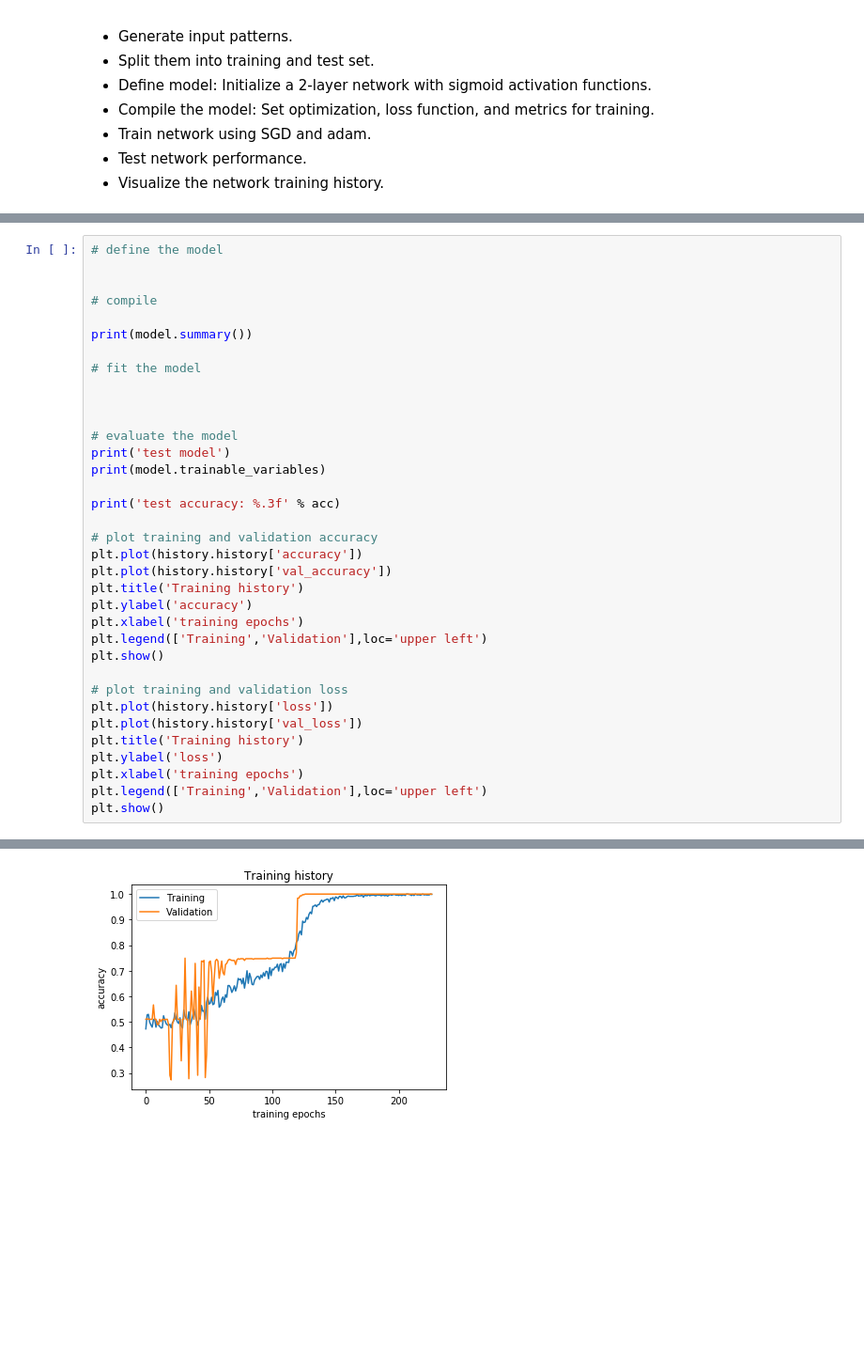
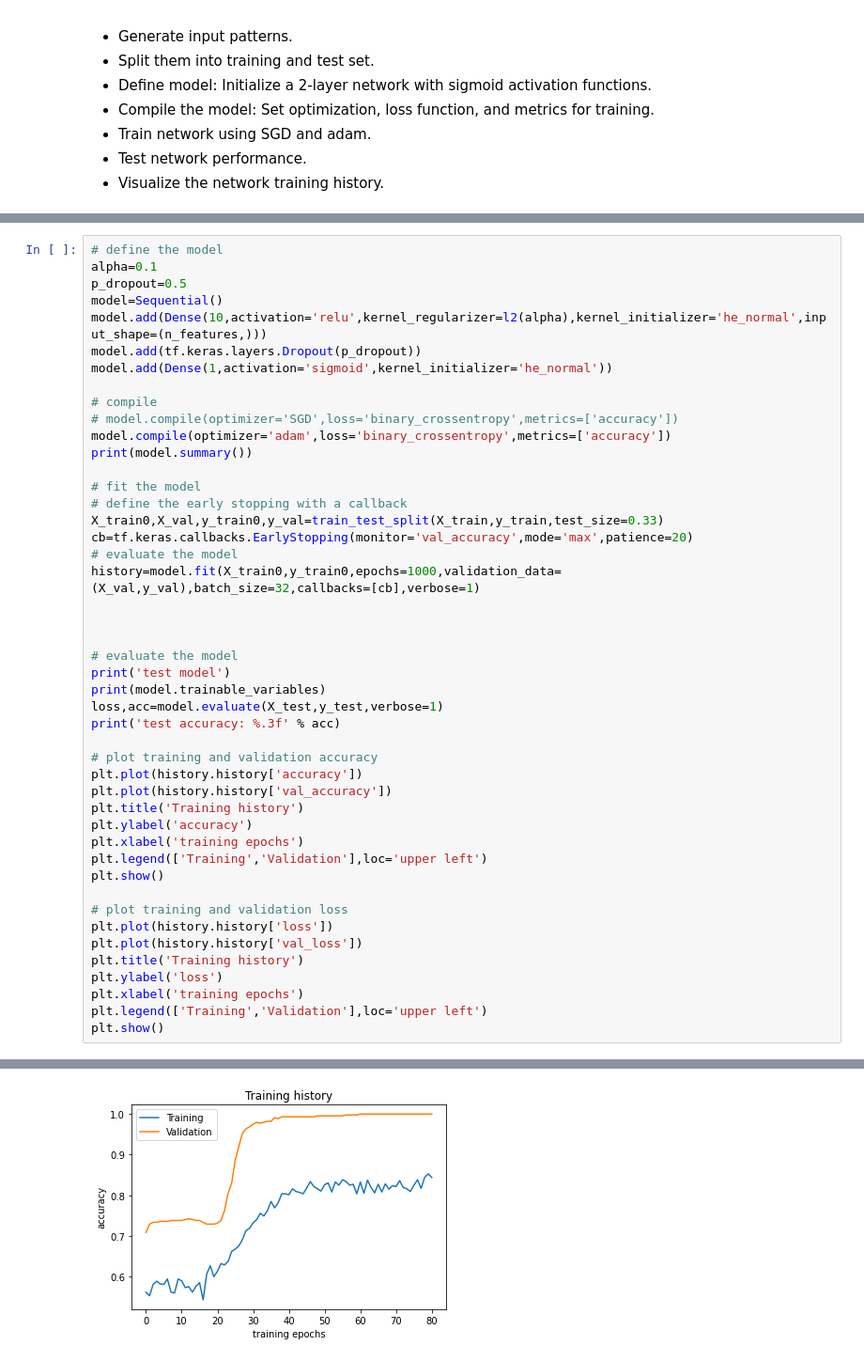
Before and after one commit to jsearcy1/AppliedMathNotebooks, a Jupyter notebook: MATH410/MATH410_tf_XOR_2L_perceptron0.ipynb, the cells around one changed output, grey strips where cells are left out. Shown at 94% size. Drawn from its saved outputs; the diff is of its cells as text; blank space fills up the shorter version.

```diff
--- a/MATH410/MATH410_tf_XOR_2L_perceptron0.ipynb
+++ b/MATH410/MATH410_tf_XOR_2L_perceptron0.ipynb
@@ -253,19 +259,30 @@ n_patterns,n_features=X.shape
 # %%
 # define the model
-
+alpha=0.1
+p_dropout=0.5
+model=Sequential()
+model.add(Dense(10,activation='relu',kernel_regularizer=l2(alpha),kernel_initializer='he_normal',input_shape=(n_features,)))
+model.add(tf.keras.layers.Dropout(p_dropout))
+model.add(Dense(1,activation='sigmoid',kernel_initializer='he_normal'))
 
 # compile
-
+# model.compile(optimizer='SGD',loss='binary_crossentropy',metrics=['accuracy'])
+model.compile(optimizer='adam',loss='binary_crossentropy',metrics=['accuracy'])
 print(model.summary())
 
 # fit the model
+# define the early stopping with a callback
+X_train0,X_val,y_train0,y_val=train_test_split(X_train,y_train,test_size=0.33)
+cb=tf.keras.callbacks.EarlyStopping(monitor='val_accuracy',mode='max',patience=20)
+# evaluate the model
+history=model.fit(X_train0,y_train0,epochs=1000,validation_data=(X_val,y_val),batch_size=32,callbacks=[cb],verbose=1)
 
 
 
 # evaluate the model
 print('test model')
 print(model.trainable_variables)
-
+loss,acc=model.evaluate(X_test,y_test,verbose=1)
 print('test accuracy: %.3f' % acc)
 
 # plot training and validation accuracy
@@ -305,2 +322,2 @@ _________________________________________________________________
 test accuracy: 1.000
-[figure, old version]
+[figure, new version]
```
Also changed, not shown: parts of 6 cells of this notebook, 1 other file.
